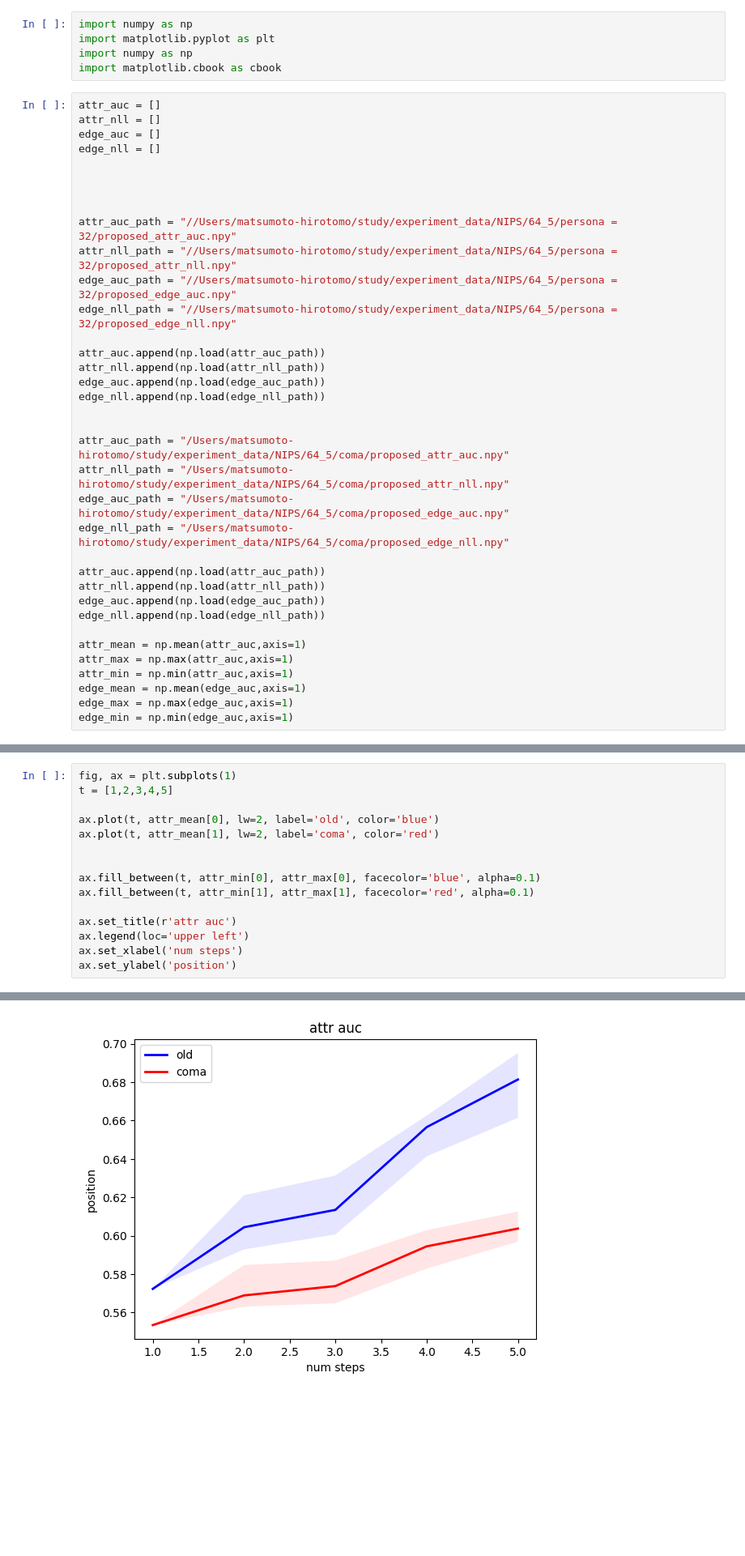
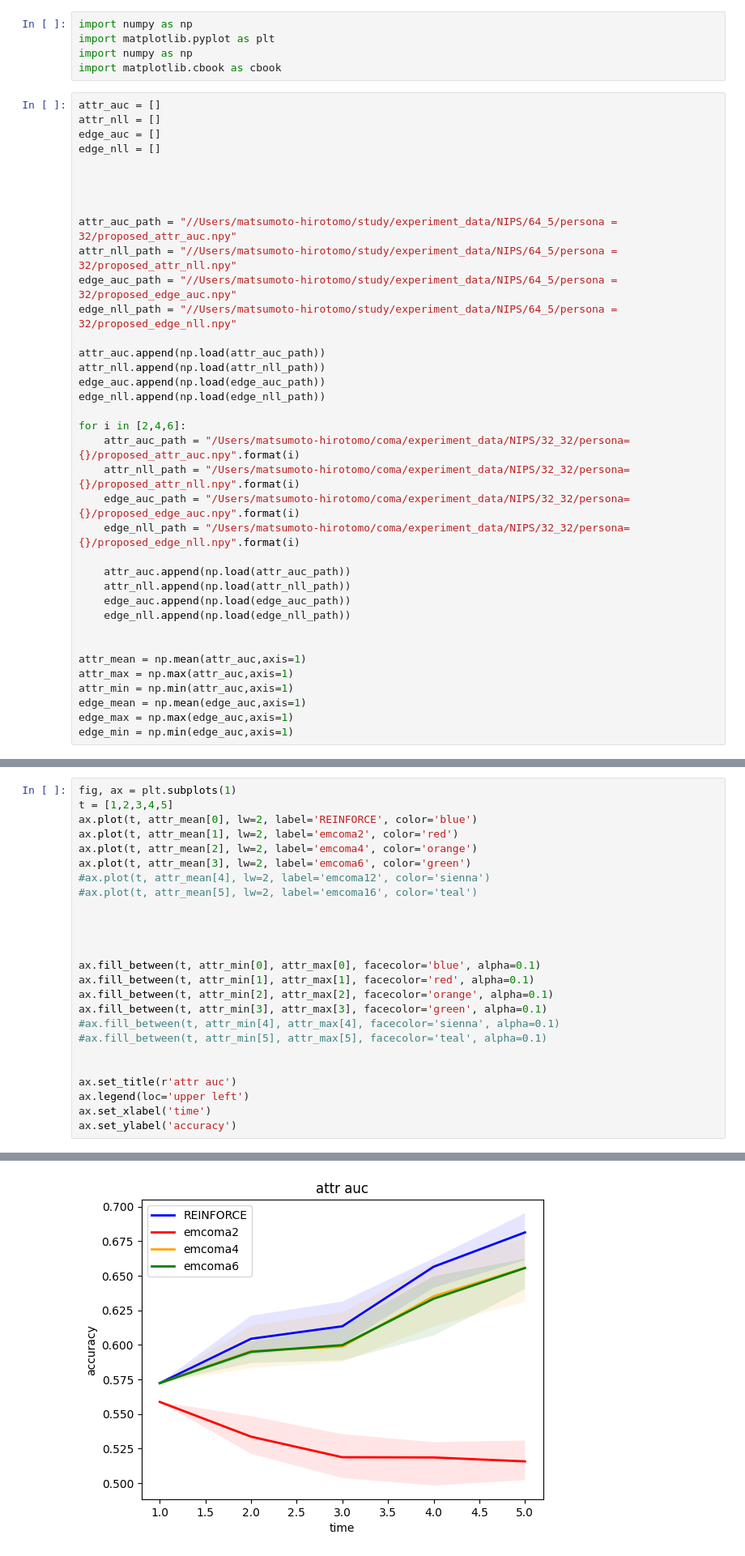
Before and after one commit to hiroemon-m/COMA, a Jupyter notebook: visualize/data/visualize.ipynb, the cells around one changed output, grey strips where cells are left out. Shown at 81% size. Drawn from its saved outputs; the diff is of its cells as text; blank space fills up the shorter version.

Commit message:
visualize

```diff
--- a/visualize/data/visualize.ipynb
+++ b/visualize/data/visualize.ipynb
@@ -22,16 +22,17 @@ attr_nll.append(np.load(attr_nll_path))
 edge_auc.append(np.load(edge_auc_path))
 edge_nll.append(np.load(edge_nll_path))
 
+for i in [2,4,6]:
+    attr_auc_path = "/Users/matsumoto-hirotomo/coma/experiment_data/NIPS/32_32/persona={}/proposed_attr_auc.npy".format(i)
+    attr_nll_path = "/Users/matsumoto-hirotomo/coma/experiment_data/NIPS/32_32/persona={}/proposed_attr_nll.npy".format(i)
+    edge_auc_path = "/Users/matsumoto-hirotomo/coma/experiment_data/NIPS/32_32/persona={}/proposed_edge_auc.npy".format(i)
+    edge_nll_path = "/Users/matsumoto-hirotomo/coma/experiment_data/NIPS/32_32/persona={}/proposed_edge_nll.npy".format(i)
 
-attr_auc_path = "/Users/matsumoto-hirotomo/study/experiment_data/NIPS/64_5/coma/proposed_attr_auc.npy"
-attr_nll_path = "/Users/matsumoto-hirotomo/study/experiment_data/NIPS/64_5/coma/proposed_attr_nll.npy"
-edge_auc_path = "/Users/matsumoto-hirotomo/study/experiment_data/NIPS/64_5/coma/proposed_edge_auc.npy"
-edge_nll_path = "/Users/matsumoto-hirotomo/study/experiment_data/NIPS/64_5/coma/proposed_edge_nll.npy"
+    attr_auc.append(np.load(attr_auc_path))
+    attr_nll.append(np.load(attr_nll_path))
+    edge_auc.append(np.load(edge_auc_path))
+    edge_nll.append(np.load(edge_nll_path))
 
-attr_auc.append(np.load(attr_auc_path))
-attr_nll.append(np.load(attr_nll_path))
-edge_auc.append(np.load(edge_auc_path))
-edge_nll.append(np.load(edge_nll_path))
 
 attr_mean = np.mean(attr_auc,axis=1)
 attr_max = np.max(attr_auc,axis=1)
@@ -60,16 +71,26 @@ Text(0, 0.5, 'position')
 # %%
 fig, ax = plt.subplots(1)
 t = [1,2,3,4,5]
+ax.plot(t, attr_mean[0], lw=2, label='REINFORCE', color='blue')
+ax.plot(t, attr_mean[1], lw=2, label='emcoma2', color='red')
+ax.plot(t, attr_mean[2], lw=2, label='emcoma4', color='orange')
+ax.plot(t, attr_mean[3], lw=2, label='emcoma6', color='green')
+#ax.plot(t, attr_mean[4], lw=2, label='emcoma12', color='sienna')
+#ax.plot(t, attr_mean[5], lw=2, label='emcoma16', color='teal')
 
-ax.plot(t, attr_mean[0], lw=2, label='old', color='blue')
-ax.plot(t, attr_mean[1], lw=2, label='coma', color='red')
+
 
 
 ax.fill_between(t, attr_min[0], attr_max[0], facecolor='blue', alpha=0.1)
 ax.fill_between(t, attr_min[1], attr_max[1], facecolor='red', alpha=0.1)
+ax.fill_between(t, attr_min[2], attr_max[2], facecolor='orange', alpha=0.1)
+ax.fill_between(t, attr_min[3], attr_max[3], facecolor='green', alpha=0.1)
+#ax.fill_between(t, attr_min[4], attr_max[4], facecolor='sienna', alpha=0.1)
+#ax.fill_between(t, attr_min[5], attr_max[5], facecolor='teal', alpha=0.1)
+
 
 ax.set_title(r'attr auc')
 ax.legend(loc='upper left')
-ax.set_xlabel('num steps')
-ax.set_ylabel('position')
+ax.set_xlabel('time')
+ax.set_ylabel('accuracy')
 # %% [output]
@@ -77,4 +98,4 @@ Text(0, 0.5, 'position')
-[figure, old version]
+[figure, new version]
 # %%
 fig, ax = plt.subplots(1)
 t = [1,2,3,4,5]
```
Also changed, not shown: parts of 2 cells of this notebook.
